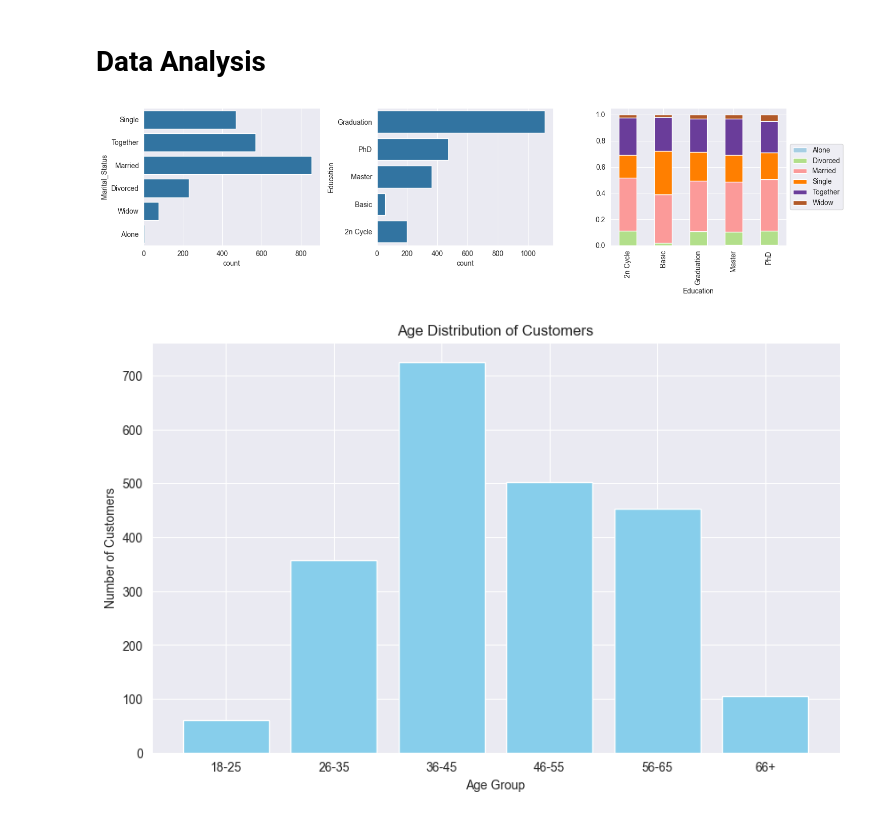
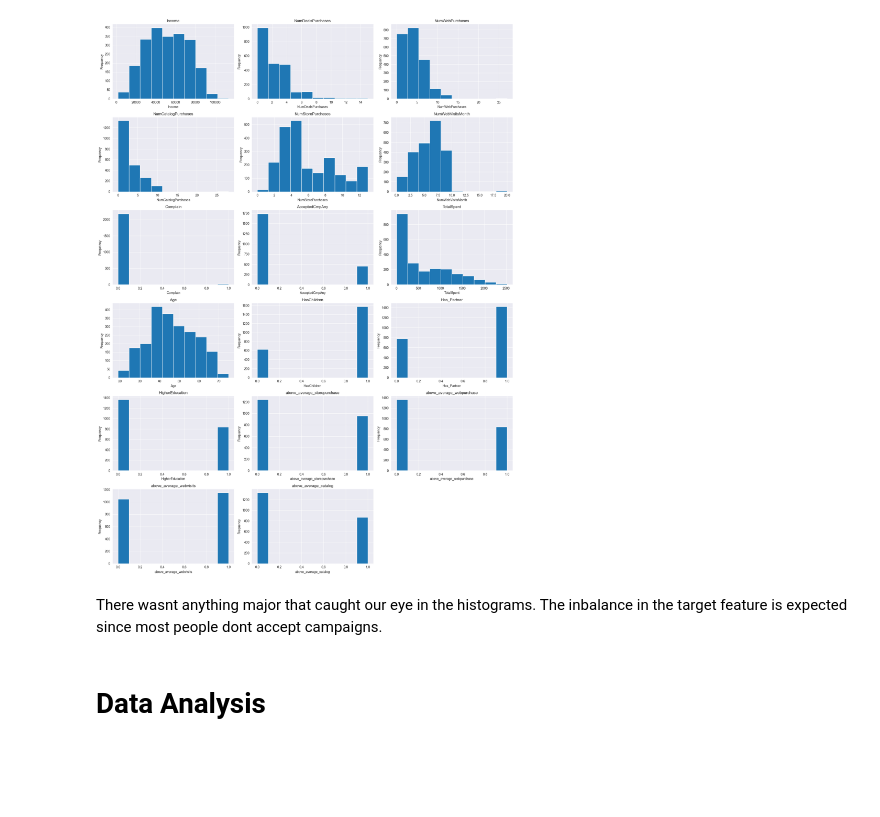
Before and after one commit to joojaa7/dataK-koneO, a Jupyter notebook: Project/project.ipynb, the cells around one changed output. Saved outputs shown, nothing was run; the diff lists cells and outputs as text; code cells hidden in the pictures; blank space fills up the shorter version.

```diff
--- a/Project/project.ipynb
+++ b/Project/project.ipynb
@@ -202,0 +255,3 @@ df
+# %%
+df = df[(df["Age"] >= 18) & (df["Age"] <= 90)]
+df
@@ -203,42 +277,32 @@ df
+# %%
+#select only numerical data
+import math
+visual = df.select_dtypes(include=['int64', 'float64']).drop(columns=["IsAlone","SingleParent"], axis=1)
+
+import matplotlib.pyplot as plt
+
+def plot_data(df):
+
+    num_cols = len(df.columns)
+
+    # Dynamically determine grid size (rows x cols)
+    cols = min(3, num_cols)  # Max 3 columns per row
+    rows = math.ceil(num_cols / cols)  # Calculate required rows
+
+    plt.figure(figsize=(cols * 6, rows * 4))  # Adjust figure size dynamically
+
+    for i, col in enumerate(df.columns):
+        plt.subplot(rows, cols, i + 1)
+        df[col].plot(kind='hist', title=col)
+        plt.xlabel(col)
+
+    plt.tight_layout()
+    plt.show()
+
+plot_data(visual)
+# %% [output]
+[figure, added]
+# %% [markdown]
+There wasnt anything major that caught our eye in the histograms. The inbalance in  the target feature is expected since most people dont accept campaigns.
 # %% [markdown]
 # Data Analysis
-# %%
-import seaborn as sns
-import matplotlib.pyplot as plt
-
-
-fig, ax = plt.subplots(1,3, figsize=(15,4))
-
-sns.countplot(df['Marital_Status'], ax=ax[0])
-
-sns.countplot(df['Education'], ax=ax[1])
-
-df_plot = df.groupby(['Marital_Status', 'Education']).size().reset_index().pivot(columns='Marital_Status', index='Education', values=0,)
-df_plot.apply(lambda x: x/x.sum(), axis=1).plot(kind='bar', stacked=True, ax=ax[2],  colormap='Paired')
-plt.legend(loc='center left', bbox_to_anchor=(1.0, 0.5))
-
-plt.tight_layout()
-
-#fig.show()
-# %% [output]
-[figure, removed]
-# %%
-
-bins = [17, 25, 35, 45, 55, 65, 100]  # 17 ensures ages 18 and up are included
-labels = ["18-25", "26-35", "36-45", "46-55", "56-65", "66+"]
-
-
-df["AgeGroup"] = pd.cut(df["Age"], bins=bins, labels=labels)
-
-
-age_counts = df["AgeGroup"].value_counts().sort_index()
-
-plt.figure(figsize=(10, 6))
-plt.bar(age_counts.index.astype(str), age_counts.values, color="skyblue")
-plt.xlabel("Age Group")
-plt.ylabel("Number of Customers")
-plt.title("Age Distribution of Customers")
-plt.xticks(rotation=0)
-plt.show()
-# %% [output]
-[figure, removed]
```
Also changed, not shown: parts of 104 cells of this notebook.
